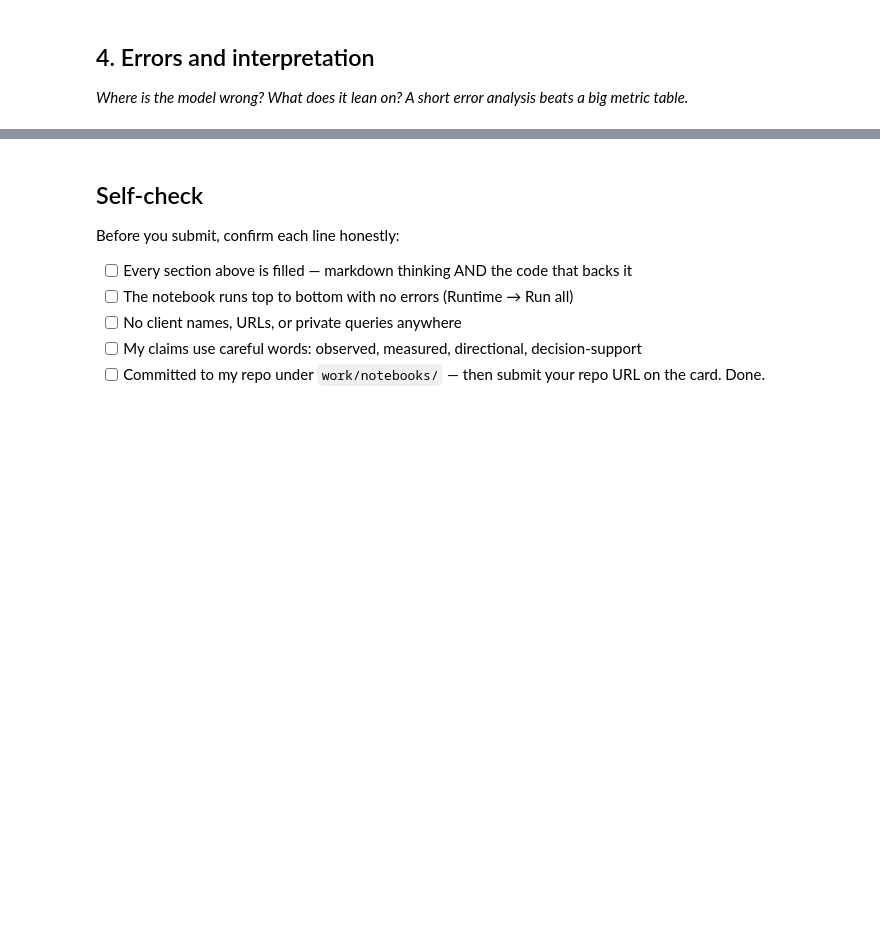
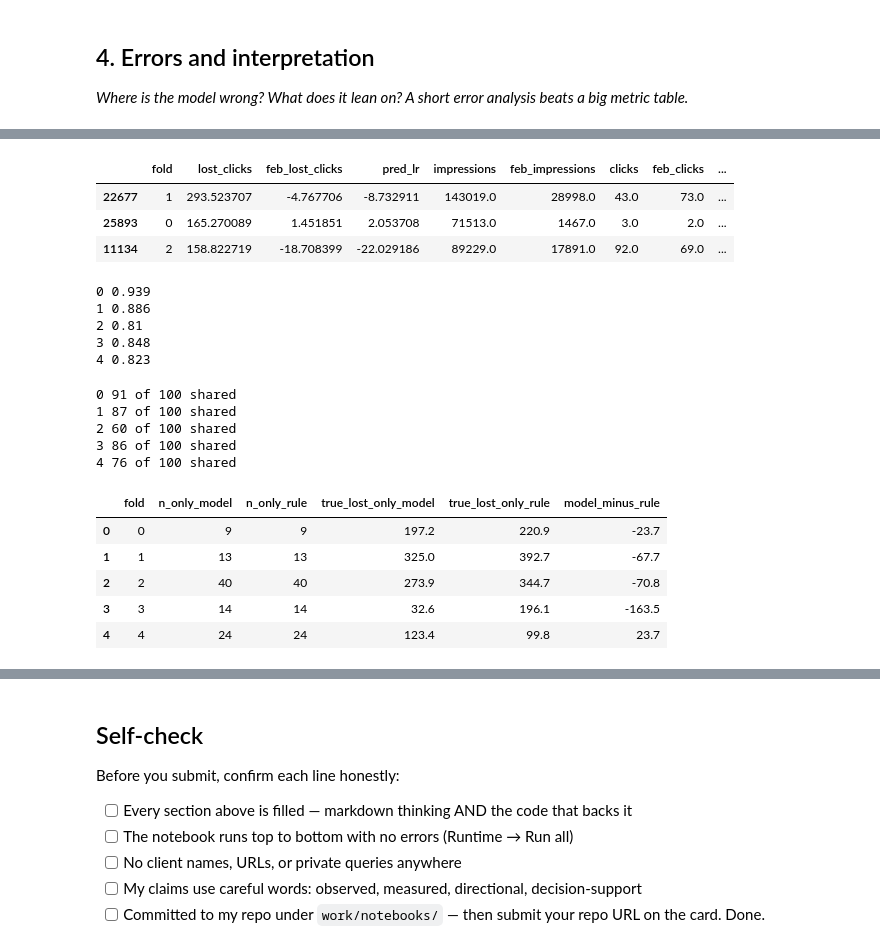
Before and after one commit to AxelYoel/FlyRank-AI-Internship---Axel-Yoel-Chandra, a Jupyter notebook: work/notebooks/w05_model.ipynb, the cells around one changed output, grey strips where cells are left out. Drawn from its saved outputs; the diff is of its cells as text; code cells hidden in the pictures; blank space fills up the shorter version.

```diff
--- a/work/notebooks/w05_model.ipynb
+++ b/work/notebooks/w05_model.ipynb
@@ -292,0 +594,17 @@ summary
+# %%
+oof = model_data.copy()
+oof['fold'] = fold_id
+oof['pred_lr'] = pred_lr
+for col, name in [('lost_clicks', 'true'), ('pred_lr', 'lr'), ('feb_lost_clicks', 'persist')]:
+    oof[f'{name}_rank'] = oof.groupby('fold')[col].rank(ascending=False, method='first')
+
+show = ['fold', 'lost_clicks', 'feb_lost_clicks', 'pred_lr', 'impressions', 'feb_impressions',
+        'clicks', 'feb_clicks', 'weighted_avg_position', 'has_feb_data',
+        'true_rank', 'lr_rank', 'persist_rank']
+
+false_alarms = oof[(oof['lr_rank'] <= 20) & (oof['true_rank'] > 1000)]
+misses = oof[(oof['true_rank'] <= 20) & (oof['lr_rank'] > 1000)]
+print("Model top-20 but truly rank >1000:", len(false_alarms))
+print("Truly top-20 but model ranks >1000:", len(misses))
+
+false_alarms.sort_values('pred_lr', ascending=False)[show].head(3)
@@ -292,0 +618,52 @@ summary
+# %%
+misses.sort_values('lost_clicks', ascending=False)[show].head(3)
+# %% [output]
+|  | fold | lost_clicks | feb_lost_clicks | pred_lr | impressions | feb_impressions | clicks | feb_clicks | ... |
+| 22677 | 1 | 293.523707 | -4.767706 | -8.732911 | 143019.0 | 28998.0 | 43.0 | 73.0 | ... |
+| 25893 | 0 | 165.270089 | 1.451851 | 2.053708 | 71513.0 | 1467.0 | 3.0 | 2.0 | ... |
+| 11134 | 2 | 158.822719 | -18.708399 | -22.029186 | 89229.0 | 17891.0 | 92.0 | 69.0 | ... |
+# %%
+from scipy.stats import spearmanr
+for f in range(5):
+    t = oof[oof['fold'] == f]
+    print(f, round(spearmanr(t['pred_lr'], t['feb_lost_clicks'])[0], 3))
+# %% [output]
+0 0.939
+1 0.886
+2 0.81
+3 0.848
+4 0.823
+# %%
+for f in range(5):
+    t = oof[oof['fold'] == f]
+    top_lr = set(t.nlargest(100, 'pred_lr')['content_hash_id'])
+    top_p = set(t.nlargest(100, 'feb_lost_clicks')['content_hash_id'])
+    print(f, len(top_lr & top_p), "of 100 shared")
+# %% [output]
+0 91 of 100 shared
+1 87 of 100 shared
+2 60 of 100 shared
+3 86 of 100 shared
+4 76 of 100 shared
+# %%
+rows = []
+for f in range(5):
+    t = oof[oof['fold'] == f].copy()
+    t['pos_true'] = t['lost_clicks'].clip(lower=0)
+    top_lr = set(t.nlargest(100, 'pred_lr')['content_hash_id'])
+    top_p = set(t.nlargest(100, 'feb_lost_clicks')['content_hash_id'])
+    only_lr = t[t['content_hash_id'].isin(top_lr - top_p)]
+    only_p = t[t['content_hash_id'].isin(top_p - top_lr)]
+    rows.append({'fold': f, 'n_only_model': len(only_lr), 'n_only_rule': len(only_p),
+                 'true_lost_only_model': only_lr['pos_true'].sum(),
+                 'true_lost_only_rule': only_p['pos_true'].sum()})
+disagree = pd.DataFrame(rows)
+disagree['model_minus_rule'] = disagree['true_lost_only_model'] - disagree['true_lost_only_rule']
+disagree.round(1)
+# %% [output]
+|  | fold | n_only_model | n_only_rule | true_lost_only_model | true_lost_only_rule | model_minus_rule |
+| 0 | 0 | 9 | 9 | 197.2 | 220.9 | -23.7 |
+| 1 | 1 | 13 | 13 | 325.0 | 392.7 | -67.7 |
+| 2 | 2 | 40 | 40 | 273.9 | 344.7 | -70.8 |
+| 3 | 3 | 14 | 14 | 32.6 | 196.1 | -163.5 |
+| 4 | 4 | 24 | 24 | 123.4 | 99.8 | 23.7 |
```
Also changed, not shown: parts of 20 cells of this notebook.
